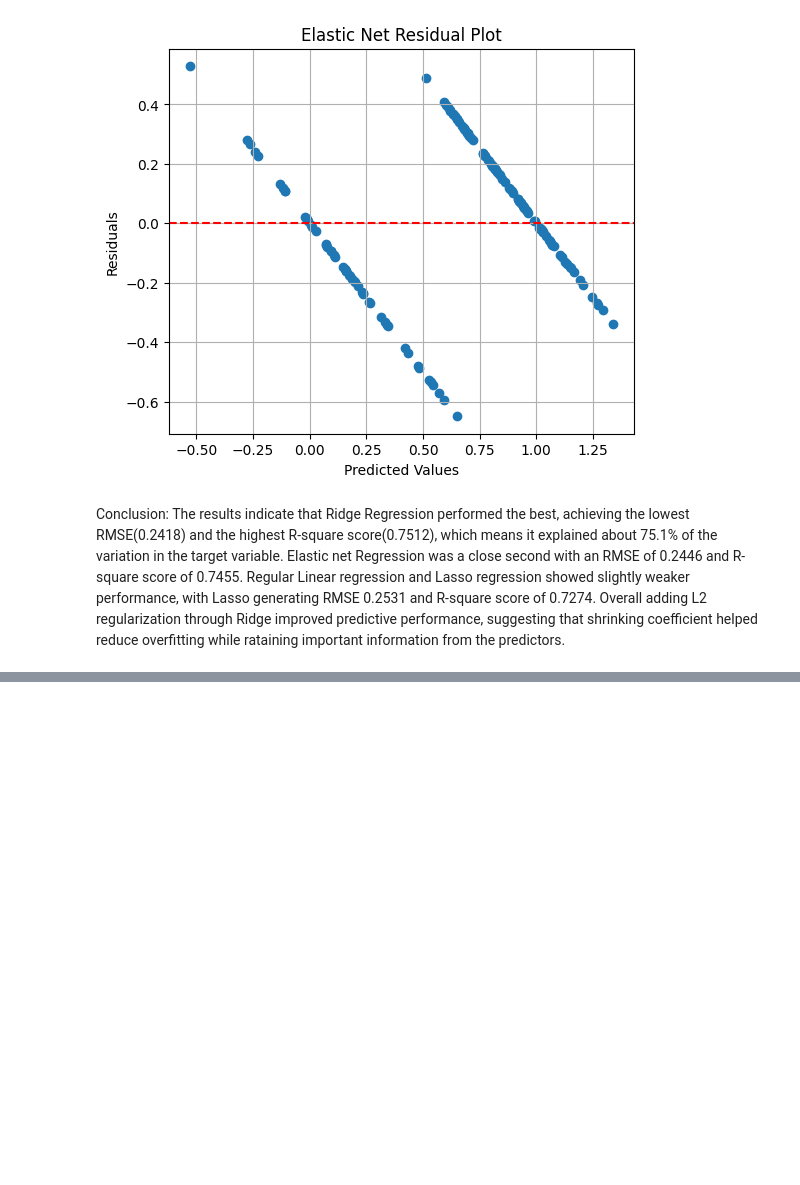
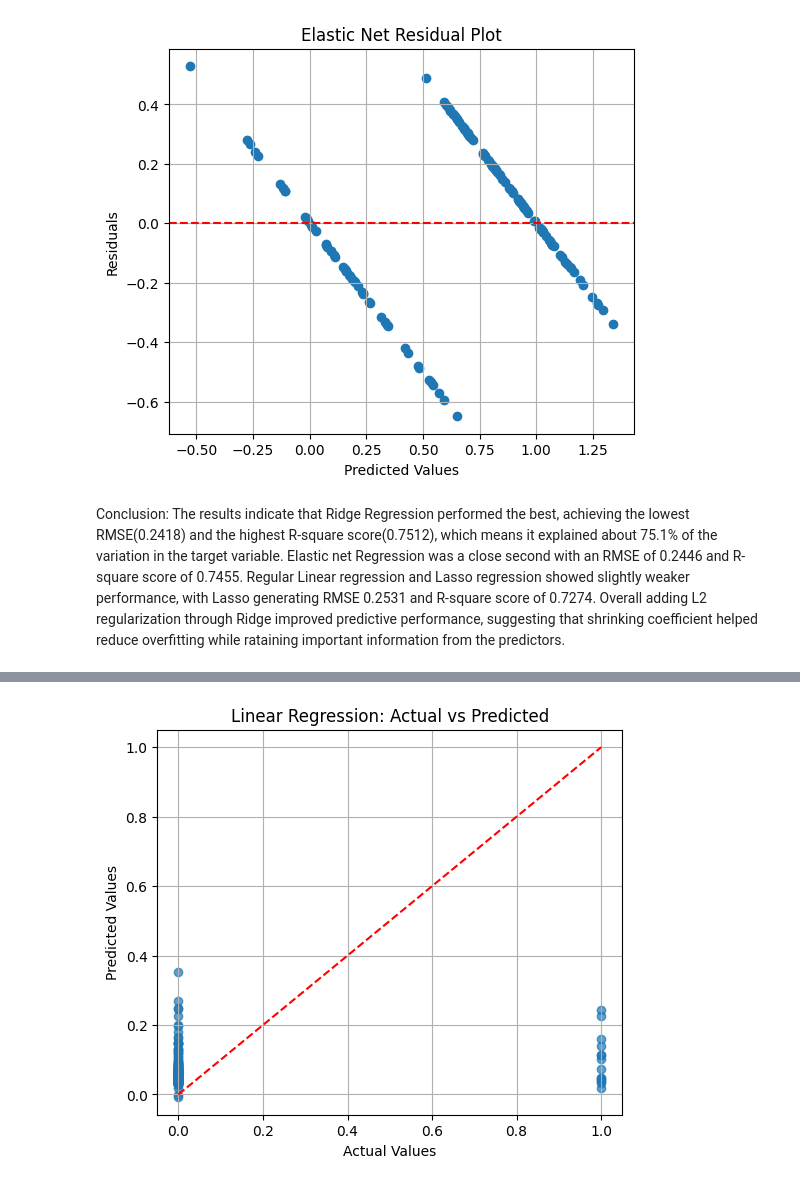
Before and after one commit to Jbaner/OMDSModC_Capstone_Project, a Jupyter notebook: OMDS_ModC_Week2_Banerjee_Jayeeta.ipynb, the cells around one changed output, grey strips where cells are left out. Cells and saved outputs as stored; diff of their text form; code cells hidden in the pictures; blank space fills up the shorter version.

```diff
--- a/OMDS_ModC_Week2_Banerjee_Jayeeta.ipynb
+++ b/OMDS_ModC_Week2_Banerjee_Jayeeta.ipynb
@@ -768,3 +659,8 @@ Elastic Net Coefficients
 # %% [markdown]
 Conclusion:
 The results indicate that Ridge Regression performed the best, achieving the lowest RMSE(0.2418) and the highest R-square score(0.7512), which means it explained about 75.1% of the variation in the target variable. Elastic net Regression was a close second with an RMSE of 0.2446 and R-square score of 0.7455. Regular Linear regression and Lasso regression showed slightly weaker performance, with Lasso generating RMSE 0.2531 and R-square score of 0.7274. Overall adding L2 regularization through Ridge improved predictive performance, suggesting that shrinking coefficient helped reduce overfitting while rataining important information from the predictors.
+# %%
+datasource= "https://archive.ics.uci.edu/static/public/383/data.csv"
+
+df_CivicalCancer = pd.read_csv(datasource, sep=',', header=0) #loading breast cancer dataset
+df_CivicalCancer.sample(10, random_state=42) #printing random sample of 10 rows
@@ -770,0 +720,86 @@ The results indicate that Ridge Regression performed the best, achieving the low
+# %%
+# Features and Target (Cervical Cancer Dataset)
+df = df_CivicalCancer_nw.copy()
+X = df.drop(columns=["Biopsy"])
+y = df["Biopsy"]
+
+# Train-Test Split
+X_train, X_test, y_train, y_test = train_test_split(
+    X,
+    y,
+    test_size=0.25,
+    random_state=42,
+    stratify=y
+)
+
+# Feature Scaling
+scaler = StandardScaler()
+X_train_scaled = scaler.fit_transform(X_train)
+X_test_scaled = scaler.transform(X_test)
+
+# 5-Fold Cross Validation
+cv = KFold(n_splits=5, shuffle=True, random_state=42)
+
+model1 = LinearRegression()
+
+cv_scores = cross_validate(
+    model1,
+    X_train_scaled,
+    y_train,
+    cv=cv,
+    scoring={
+        'rmse': 'neg_root_mean_squared_error',
+        'r2': 'r2'})
+
+cv_rmse = -cv_scores['test_rmse']
+cv_r2 = cv_scores['test_r2']
+
+print("5-Fold Cross Validation Results (Linear Regression)")
+print("---------------------------------------------------")
+print("RMSE per fold:", cv_rmse)
+print("Mean RMSE:", cv_rmse.mean())
+print("Std RMSE :", cv_rmse.std())
+
+print("\nR² per fold:", cv_r2)
+print("Mean R²:", cv_r2.mean())
+print("Std R² :", cv_r2.std())
+
+# Train Final Model
+model1.fit(X_train_scaled, y_train)
+
+# Predictions
+y_pred = model1.predict(X_test_scaled)
+y_predClass = (y_pred >= 0.5).astype(int)
+
+# Test Set Evaluation
+model1_rmse = np.sqrt(mean_squared_error(y_test, y_pred))
+model1_r2 = r2_score(y_test, y_pred)
+accuracy = accuracy_score(y_test, y_predClass)
+
+print("\nTest Set Results (Linear Regression)")
+print("------------------------------------")
+print("RMSE:", model1_rmse)
+print("R²:", model1_r2)
+print("Accuracy:", accuracy)
+
+# Actual vs Predicted Plot
+plt.figure(figsize=(6,5))
+plt.scatter(y_test, y_pred, alpha=0.7)
+plt.plot([0,1],[0,1],'r--')
+plt.xlabel("Actual Values")
+plt.ylabel("Predicted Values")
+plt.title("Linear Regression: Actual vs Predicted")
+plt.grid(True)
+plt.show()
+
+# Residual Plot
+residuals = y_test - y_pred
+plt.figure(figsize=(6,5))
+plt.scatter(y_pred, residuals, alpha=0.7)
+plt.axhline(y=0, color='red', linestyle='--')
+plt.xlabel("Predicted Values")
+plt.ylabel("Residuals")
+plt.title("Linear Regression Residual Plot")
+plt.grid(True)
+plt.show()
+# %% [output]
@@ -770,0 +821 @@ The results indicate that Ridge Regression performed the best, achieving the low
+[figure, added]
```
Also changed, not shown: parts of 10 cells of this notebook.
